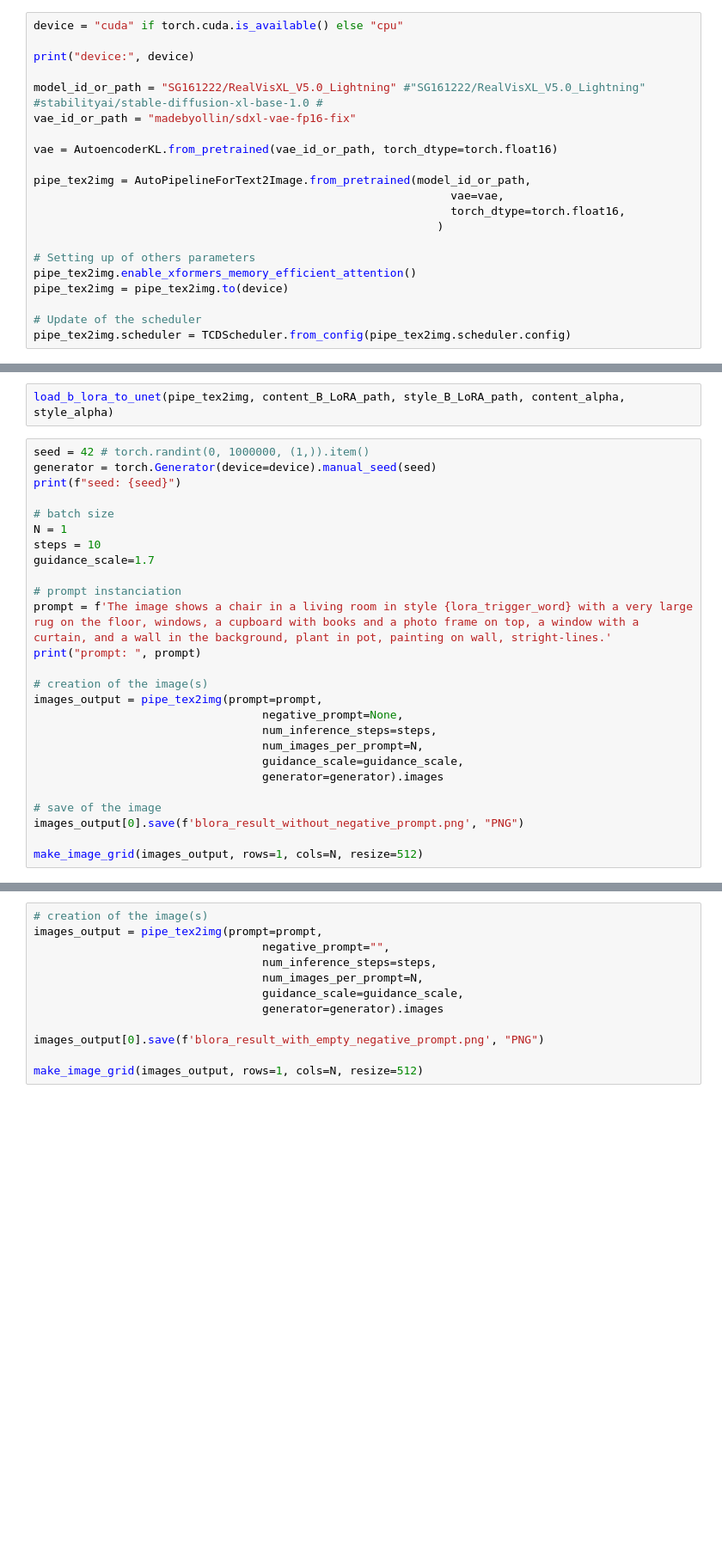
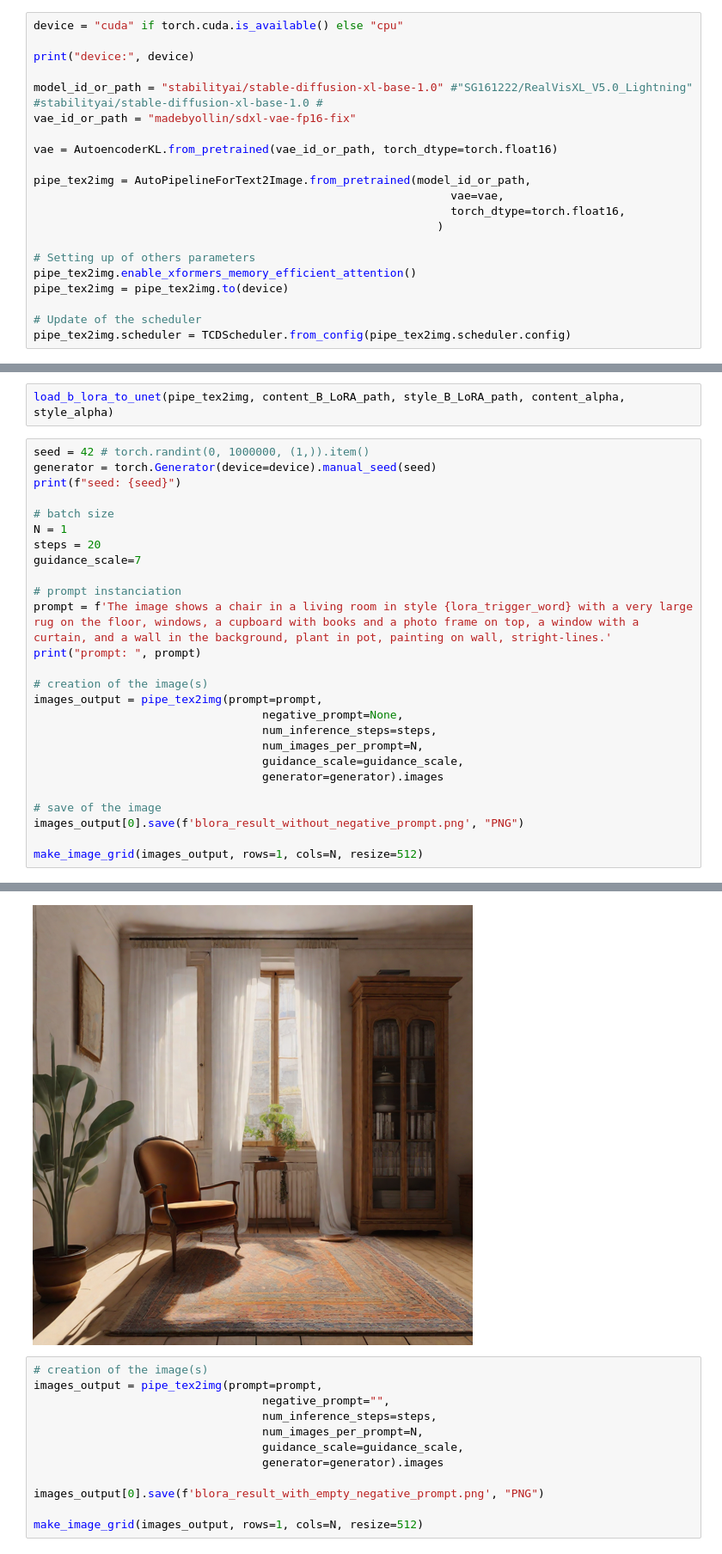
Before and after one commit to dickoah/b-lora, a Jupyter notebook: test_b_lora_simple.ipynb, the cells around one changed output, grey strips where cells are left out. Shown: that part at 86% size. Cells and saved outputs as stored; diff of their text form; blank space fills up the shorter version.

```diff
--- a/test_b_lora_simple.ipynb
+++ b/test_b_lora_simple.ipynb
@@ -80,7 +86,7 @@ device = "cuda" if torch.cuda.is_available() else "cpu"
 
 print("device:", device)
 
-model_id_or_path = "SG161222/RealVisXL_V5.0_Lightning" #"SG161222/RealVisXL_V5.0_Lightning" #stabilityai/stable-diffusion-xl-base-1.0 #
+model_id_or_path = "stabilityai/stable-diffusion-xl-base-1.0" #"SG161222/RealVisXL_V5.0_Lightning" #stabilityai/stable-diffusion-xl-base-1.0 #
 vae_id_or_path = "madebyollin/sdxl-vae-fp16-fix"
 
 vae = AutoencoderKL.from_pretrained(vae_id_or_path, torch_dtype=torch.float16)
@@ -110,8 +119,8 @@ print(f"seed: {seed}")
 
 # batch size
 N = 1
-steps = 10
-guidance_scale=1.7
+steps = 20
+guidance_scale=7
 
 # prompt instanciation
 prompt = f'The image shows a chair in a living room in style {lora_trigger_word} with a very large rug on the floor, windows, a cupboard with books and a photo frame on top, a window with a curtain, and a wall in the background, plant in pot, painting on wall, stright-lines.'
@@ -129,3 +138,4 @@ images_output = pipe_tex2img(prompt=prompt,
 images_output[0].save(f'blora_result_without_negative_prompt.png', "PNG")
 
 make_image_grid(images_output, rows=1, cols=N, resize=512)
+# %% [output]
@@ -132,3 +144,4 @@ make_image_grid(images_output, rows=1, cols=N, resize=512)
+[figure, added]
 # %%
 # creation of the image(s)
 images_output = pipe_tex2img(prompt=prompt,
```
Also changed, not shown: parts of 6 cells of this notebook, 2 other files.
